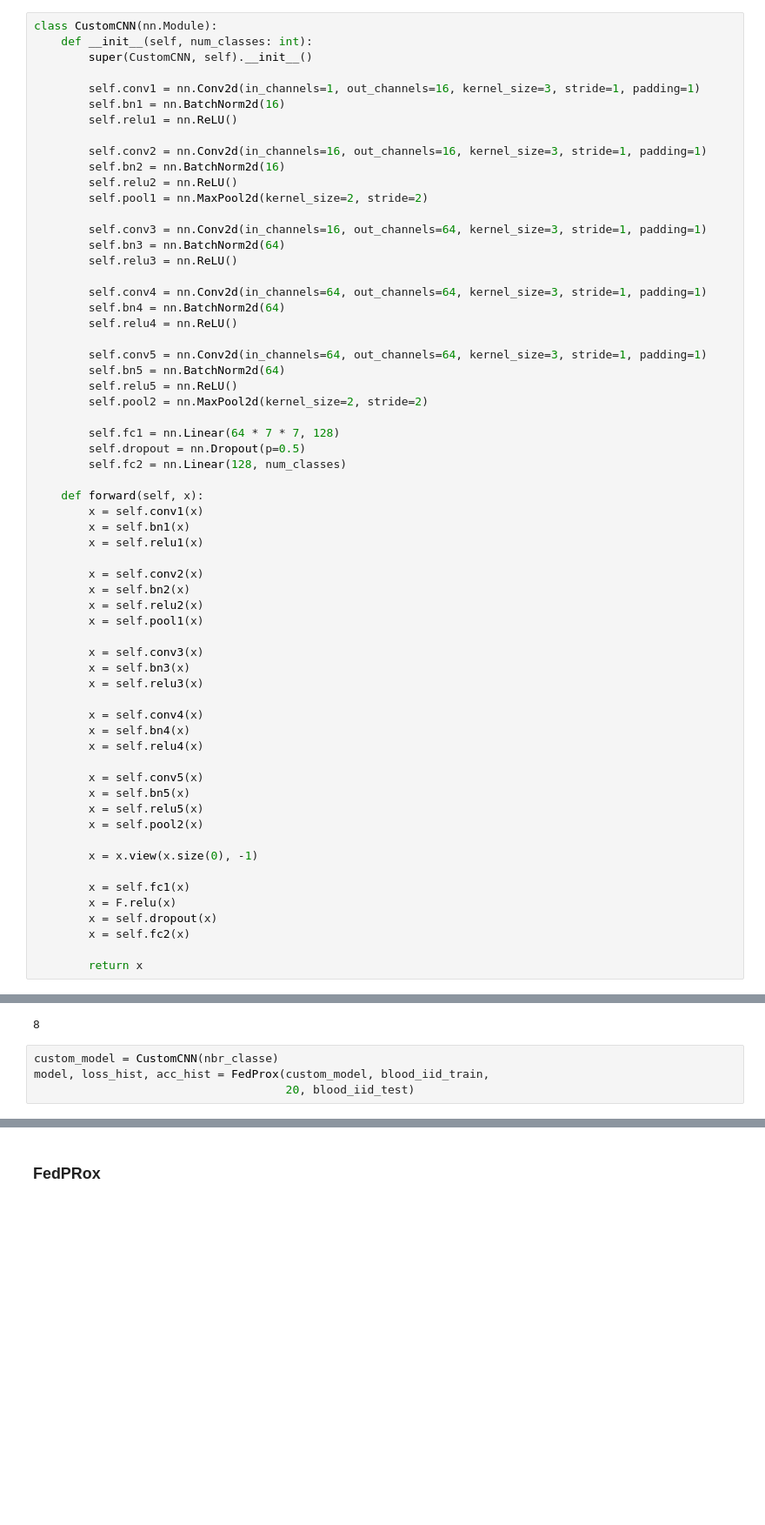
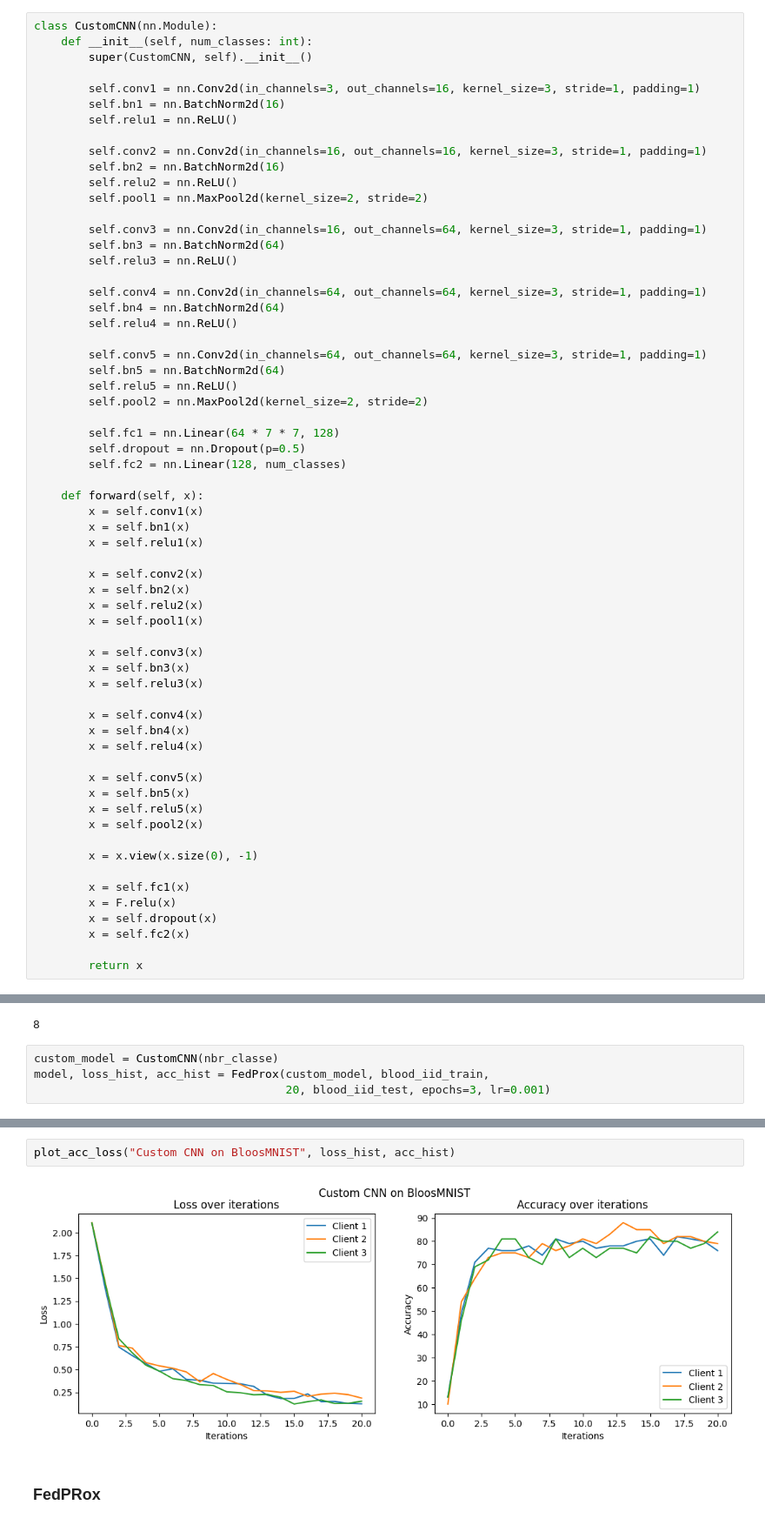
Before and after one commit to Ekliipce/Machine-Learning-for-Biomedical, a Jupyter notebook: federated_learning/Federated_Learning_etudiants.ipynb, the cells around one changed output, grey strips where cells are left out. Shown at 87% size. Cells and saved outputs as stored; diff of their text form; blank space fills up the shorter version.

```diff
--- a/federated_learning/Federated_Learning_etudiants.ipynb
+++ b/federated_learning/Federated_Learning_etudiants.ipynb
@@ -831,7 +831,7 @@ class CustomCNN(nn.Module):
     def __init__(self, num_classes: int):
         super(CustomCNN, self).__init__()
 
-        self.conv1 = nn.Conv2d(in_channels=1, out_channels=16, kernel_size=3, stride=1, padding=1)
+        self.conv1 = nn.Conv2d(in_channels=3, out_channels=16, kernel_size=3, stride=1, padding=1)
         self.bn1 = nn.BatchNorm2d(16)
         self.relu1 = nn.ReLU()
 
@@ -900,6 +900,6 @@ nbr_classe
 # %%
 custom_model = CustomCNN(nbr_classe)
 model, loss_hist, acc_hist = FedProx(custom_model, blood_iid_train,
-                                     20, blood_iid_test)
+                                     20, blood_iid_test, epochs=3, lr=0.001)
 # %% [output]
 Clients' weights: [0.3333333333333333, 0.3333333333333333, 0.3333333333333333]
@@ -907,3 +922,7 @@ RuntimeError: ignored
+# %%
+plot_acc_loss("Custom CNN on BloosMNIST", loss_hist, acc_hist)
+# %% [output]
+[figure, added]
 # %% [markdown]
 ### FedPRox
 # %% [markdown]
```
Also changed, not shown: parts of 1 cell of this notebook.
